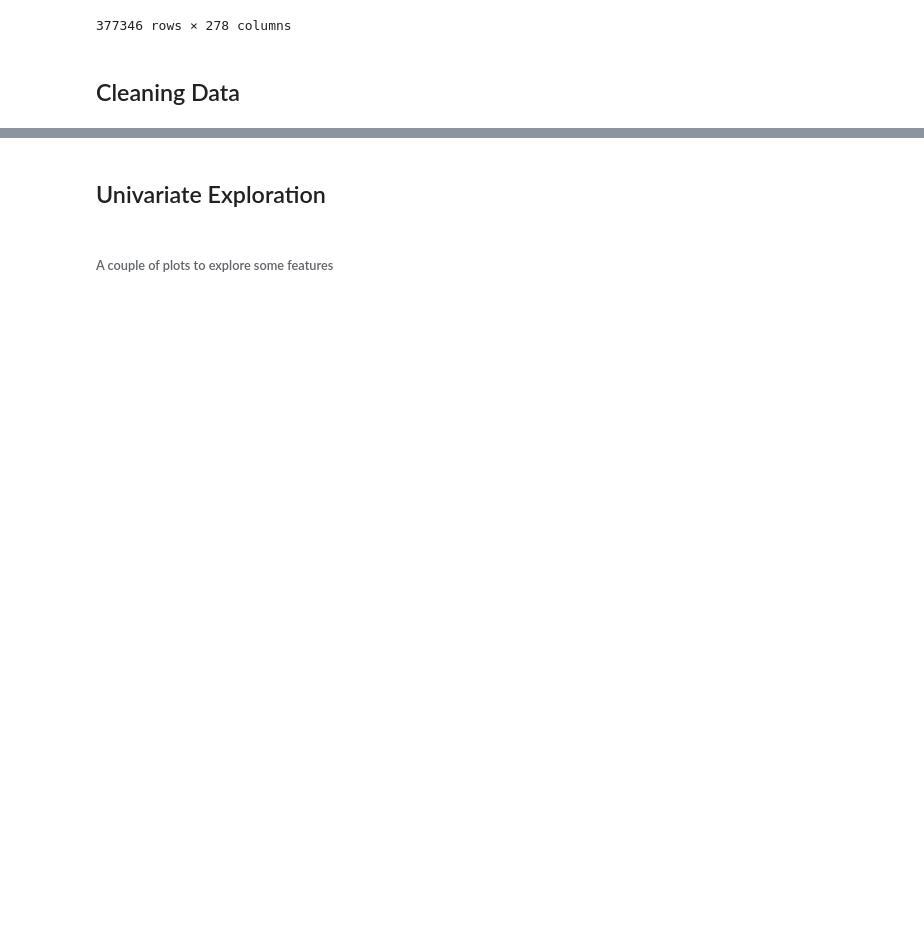
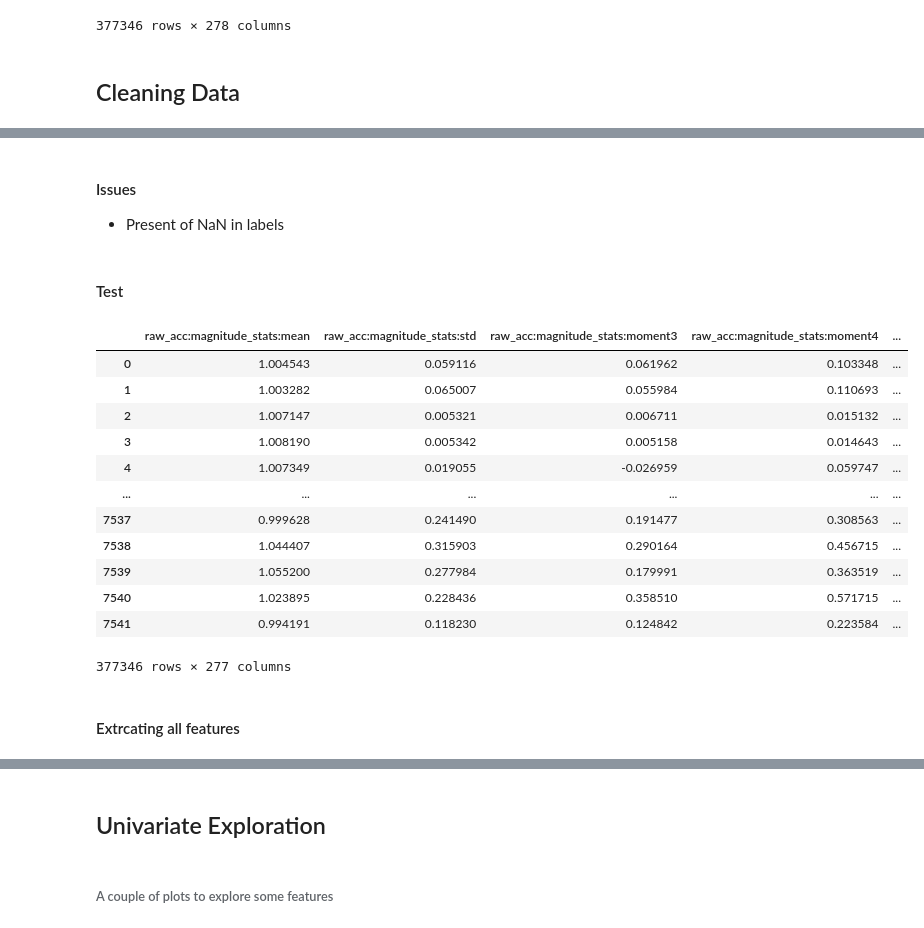
Before and after one commit to robertson-oa/DS_Challenge, a Jupyter notebook: Part 1_understanding the dataset.ipynb, the cells around one changed output, grey strips where cells are left out. Saved outputs shown, nothing was run; the diff lists cells and outputs as text; code cells hidden in the pictures; blank space fills up the shorter version.

```diff
--- a/Part 1_understanding the dataset.ipynb
+++ b/Part 1_understanding the dataset.ipynb
@@ -139,0 +210,4 @@ df_clean = df.copy()
+# %% [markdown]
+#### Issues
+
+* Present of NaN in labels
@@ -139,0 +217,20 @@ df_clean = df.copy()
+# %% [markdown]
+#### Test
+# %%
+df_clean
+# %% [output]
+|  | raw_acc:magnitude_stats:mean | raw_acc:magnitude_stats:std | raw_acc:magnitude_stats:moment3 | raw_acc:magnitude_stats:moment4 | ... |
+| 0 | 1.004543 | 0.059116 | 0.061962 | 0.103348 | ... |
+| 1 | 1.003282 | 0.065007 | 0.055984 | 0.110693 | ... |
+| 2 | 1.007147 | 0.005321 | 0.006711 | 0.015132 | ... |
+| 3 | 1.008190 | 0.005342 | 0.005158 | 0.014643 | ... |
+| 4 | 1.007349 | 0.019055 | -0.026959 | 0.059747 | ... |
+| ... | ... | ... | ... | ... | ... |
+| 7537 | 0.999628 | 0.241490 | 0.191477 | 0.308563 | ... |
+| 7538 | 1.044407 | 0.315903 | 0.290164 | 0.456715 | ... |
+| 7539 | 1.055200 | 0.277984 | 0.179991 | 0.363519 | ... |
+| 7540 | 1.023895 | 0.228436 | 0.358510 | 0.571715 | ... |
+| 7541 | 0.994191 | 0.118230 | 0.124842 | 0.223584 | ... |
+377346 rows × 277 columns
+# %% [markdown]
+#### Extrcating all features
```
Also changed, not shown: parts of 30 cells of this notebook, 1 other file.
